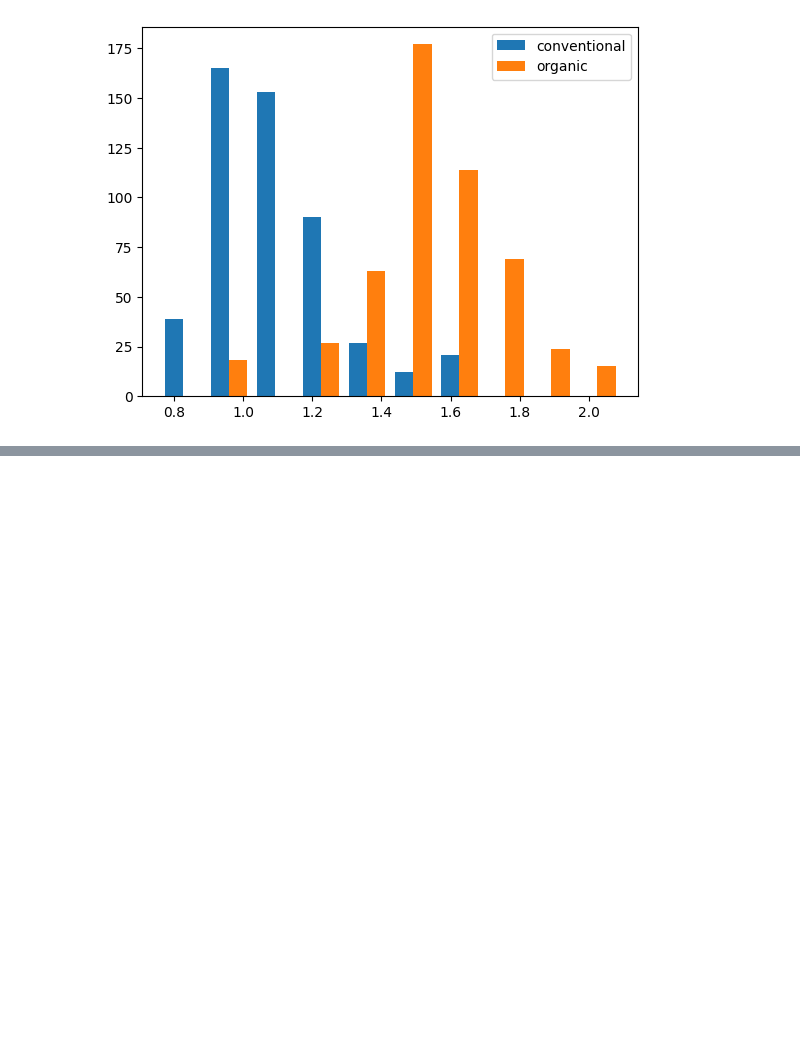
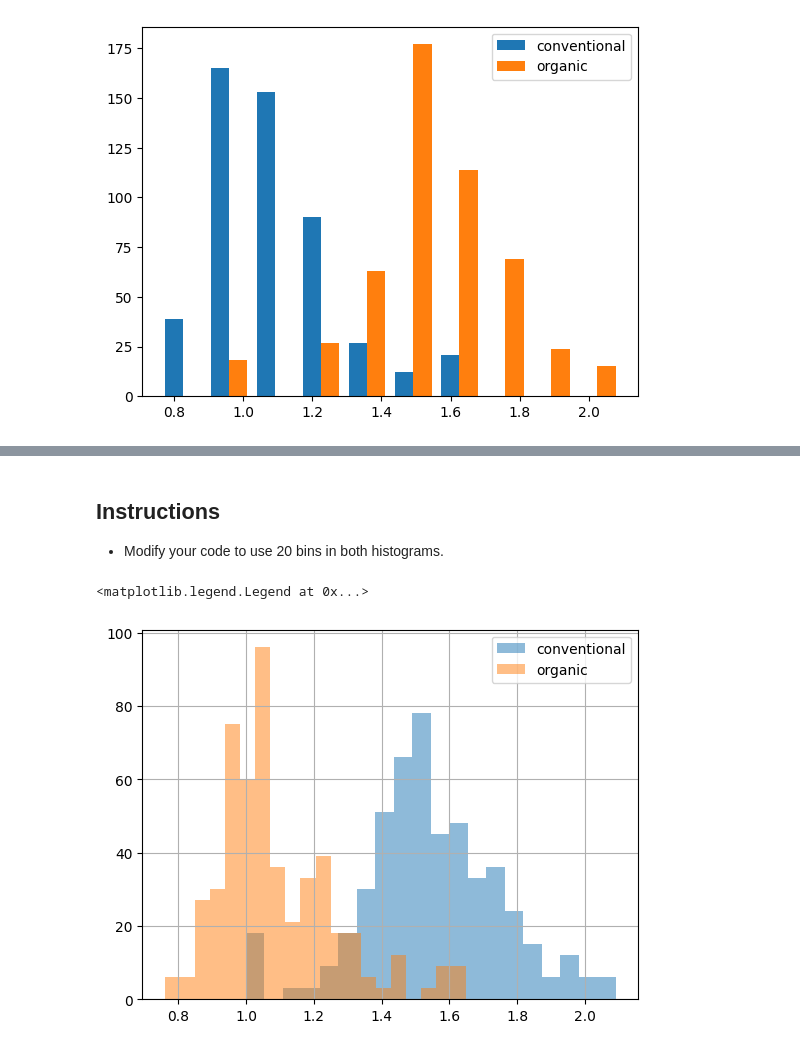
Before and after one commit to Zeinab-kr/DataCamp-Data-Analysis, a Jupyter notebook: Datacamp - Data Manipulation with pandas 2023-8/chapter-4-creating-and-visualizing-dataframes/exercise4.ipynb, the cells around one changed output, grey strips where cells are left out. Drawn from its saved outputs; the diff is of its cells as text; code cells hidden in the pictures; blank space fills up the shorter version.

```diff
--- a/Datacamp - Data Manipulation with pandas 2023-8/chapter-4-creating-and-visualizing-dataframes/exercise4.ipynb
+++ b/Datacamp - Data Manipulation with pandas 2023-8/chapter-4-creating-and-visualizing-dataframes/exercise4.ipynb
@@ -62,0 +74,11 @@ plt.legend(["conventional", "organic"])
+# %% [markdown]
+##  Instructions
+
+- Modify your code to use 20 bins in both histograms.
+# %%
+avocados[avocados["type"] == "organic"]["avg_price"].hist(alpha=0.5, bins=20)
+avocados[avocados["type"] == "conventional"]["avg_price"].hist(alpha=0.5, bins=20)
+plt.legend(["conventional", "organic"])
+# %% [output]
+<matplotlib.legend.Legend at 0x...>
+[figure, added]
```
Also changed, not shown: parts of 2 cells of this notebook.
